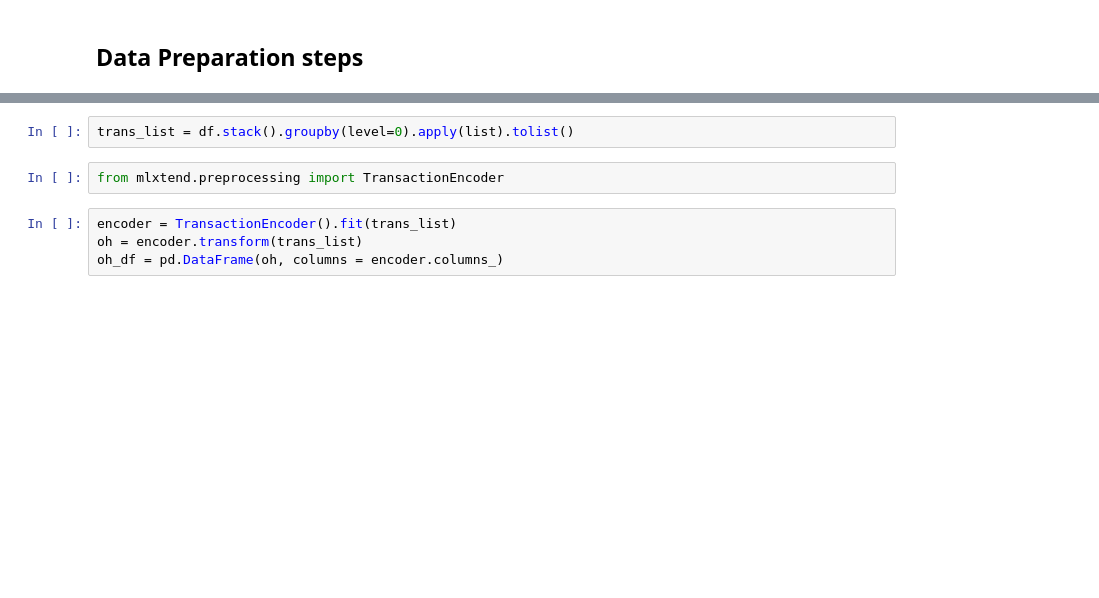
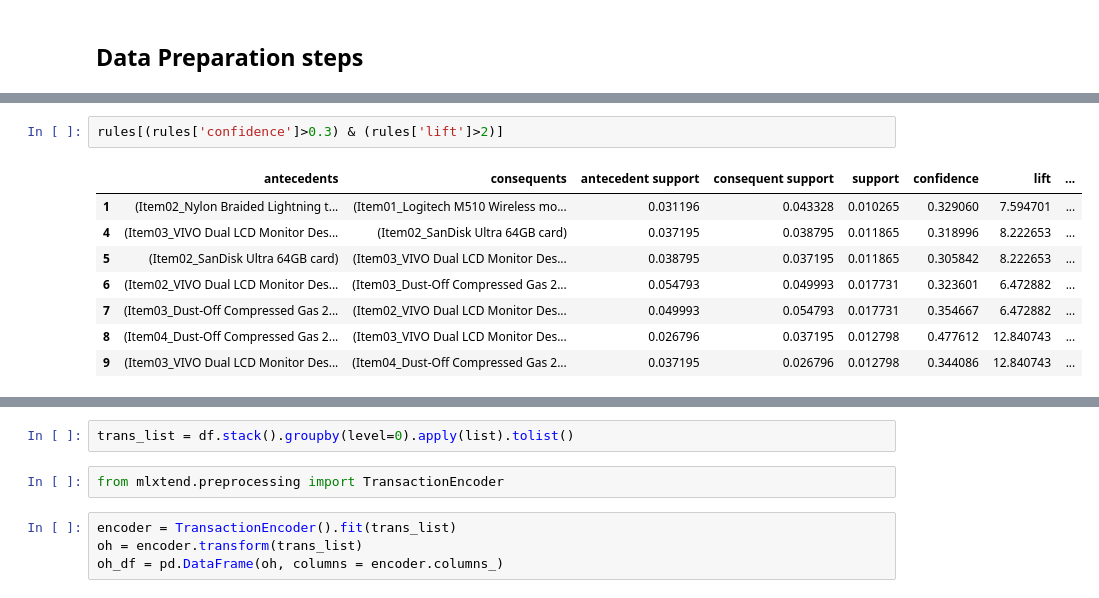
Before and after one commit to cfreeman22/d212_data_mining_2, a Jupyter notebook: D212_task3.ipynb, the cells around one changed output, grey strips where cells are left out. Drawn from its saved outputs; the diff is of its cells as text; blank space fills up the shorter version.

```diff
--- a/D212_task3.ipynb
+++ b/D212_task3.ipynb
@@ -58,0 +259,11 @@ df.head()
+# %%
+rules[(rules['confidence']>0.3) & (rules['lift']>2)]
+# %% [output]
+|  | antecedents | consequents | antecedent support | consequent support | support | confidence | lift | ... |
+| 1 | (Item02_Nylon Braided Lightning t... | (Item01_Logitech M510 Wireless mo... | 0.031196 | 0.043328 | 0.010265 | 0.329060 | 7.594701 | ... |
+| 4 | (Item03_VIVO Dual LCD Monitor Des... | (Item02_SanDisk Ultra 64GB card) | 0.037195 | 0.038795 | 0.011865 | 0.318996 | 8.222653 | ... |
+| 5 | (Item02_SanDisk Ultra 64GB card) | (Item03_VIVO Dual LCD Monitor Des... | 0.038795 | 0.037195 | 0.011865 | 0.305842 | 8.222653 | ... |
+| 6 | (Item02_VIVO Dual LCD Monitor Des... | (Item03_Dust-Off Compressed Gas 2... | 0.054793 | 0.049993 | 0.017731 | 0.323601 | 6.472882 | ... |
+| 7 | (Item03_Dust-Off Compressed Gas 2... | (Item02_VIVO Dual LCD Monitor Des... | 0.049993 | 0.054793 | 0.017731 | 0.354667 | 6.472882 | ... |
+| 8 | (Item04_Dust-Off Compressed Gas 2... | (Item03_VIVO Dual LCD Monitor Des... | 0.026796 | 0.037195 | 0.012798 | 0.477612 | 12.840743 | ... |
+| 9 | (Item03_VIVO Dual LCD Monitor Des... | (Item04_Dust-Off Compressed Gas 2... | 0.037195 | 0.026796 | 0.012798 | 0.344086 | 12.840743 | ... |
```
Also changed, not shown: parts of 54 cells of this notebook.
